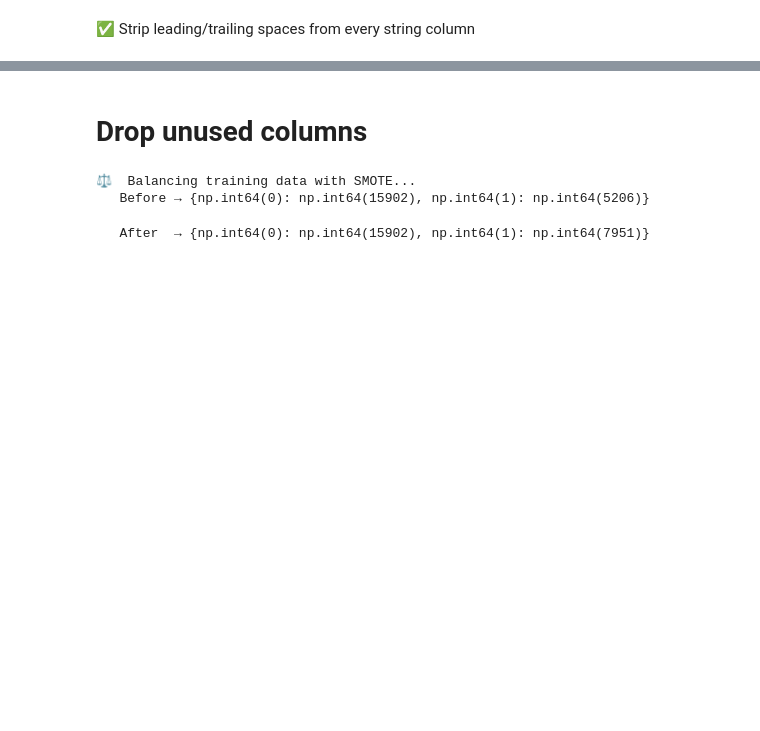
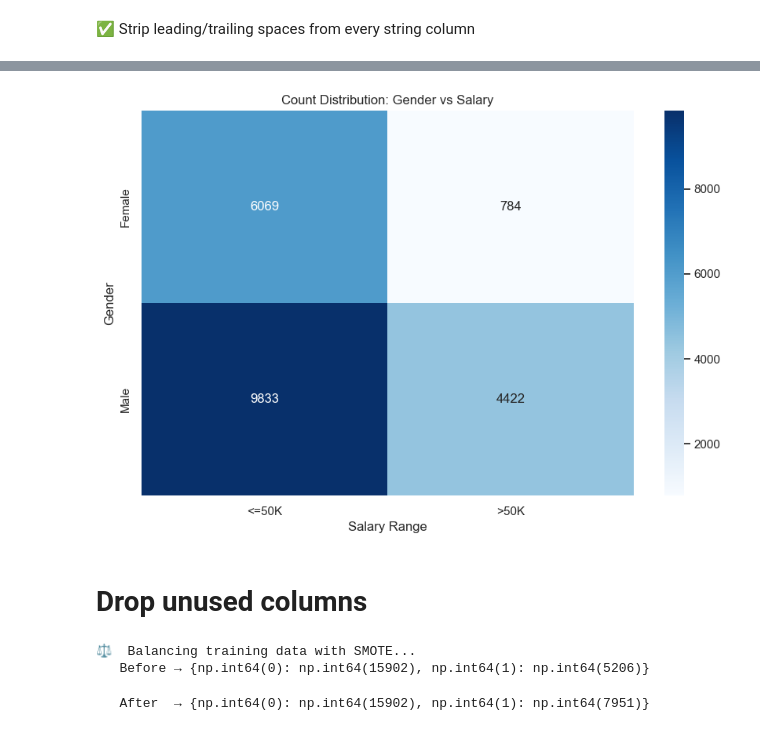
Before and after one commit to AhmedWaelRocket/CodeFather, a Jupyter notebook: CodeFatherrrrrrrrrrr.ipynb, the cells around one changed output, grey strips where cells are left out. Drawn from its saved outputs; the diff is of its cells as text; code cells hidden in the pictures; blank space fills up the shorter version.

```diff
--- a/CodeFatherrrrrrrrrrr.ipynb
+++ b/CodeFatherrrrrrrrrrr.ipynb
@@ -137,3 +137,20 @@ plt.show()
+# %%
+ct = pd.crosstab(df_train_before['sex'], df_train_before['salary'])
+plt.figure(figsize=(8, 5))
+sns.heatmap(
+    ct,
+    annot=True,
+    fmt='d',
+    cmap='Blues',
+    xticklabels=['<=50K', '>50K']  # Manually set labels here
+)
+
+plt.title('Count Distribution: Gender vs Salary')
+plt.xlabel('Salary Range')
+plt.ylabel('Gender')
+plt.show()
+# %% [output]
+[figure, added]
 # %% [markdown]
 
 # Drop unused columns
```
Also changed, not shown: parts of 7 cells of this notebook.
